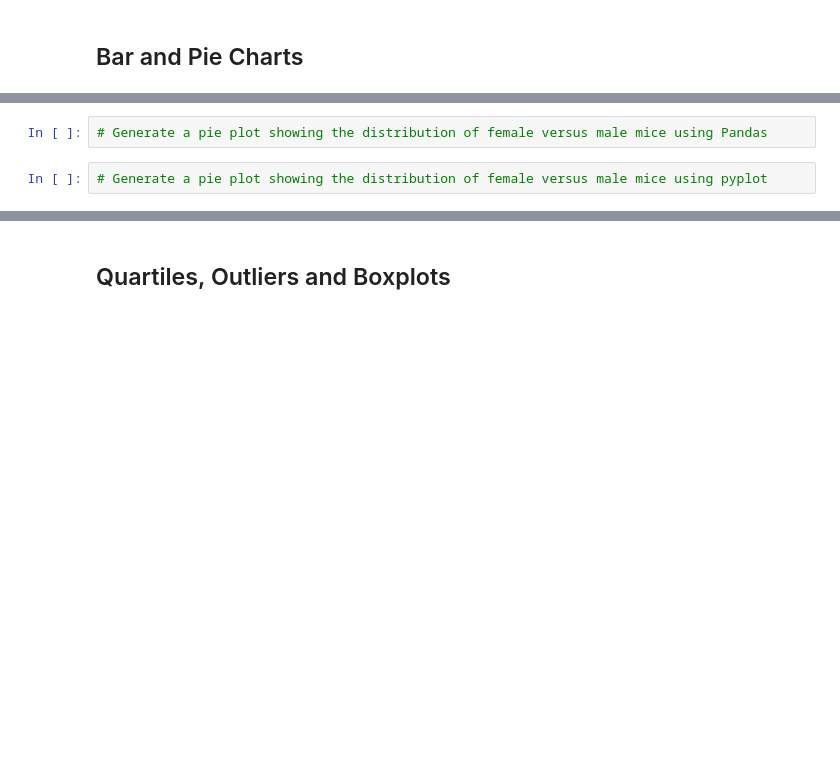
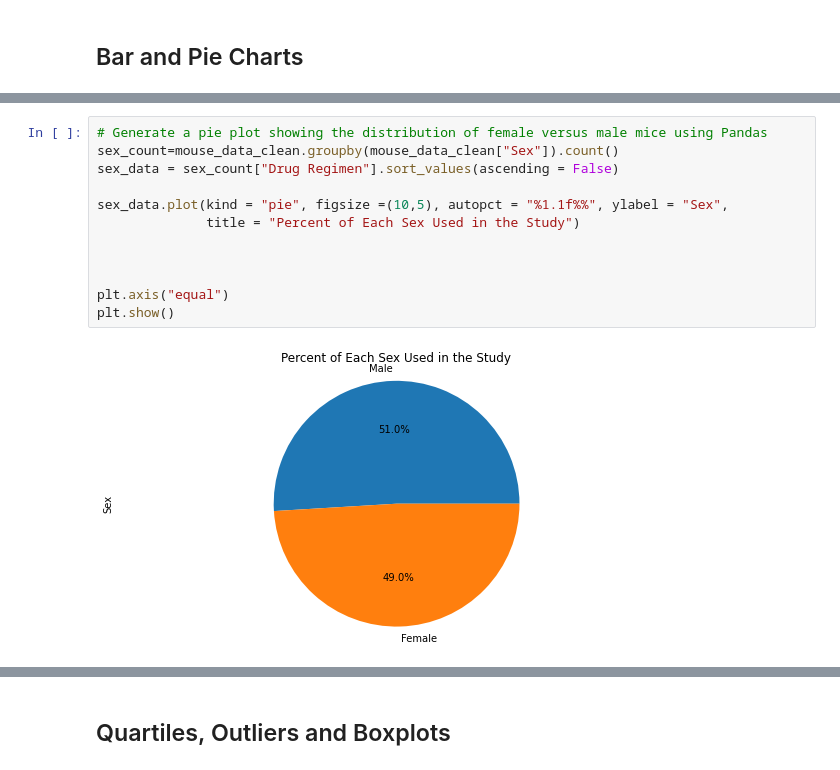
Before and after one commit to 17sarahstoffel/Capomulin-study, a Jupyter notebook: pymaceuticals_starter.ipynb, the cells around one changed output, grey strips where cells are left out. Drawn from its saved outputs; the diff is of its cells as text; blank space fills up the shorter version.

```diff
--- a/pymaceuticals_starter.ipynb
+++ b/pymaceuticals_starter.ipynb
@@ -187,5 +174,15 @@ plt.tight_layout()
 <Figure size 432x288 with 0 Axes>
-# %%
-# Generate a pie plot showing the distribution of female versus male mice using Pandas
-# %%
-# Generate a pie plot showing the distribution of female versus male mice using pyplot
+# %%
+# Generate a pie plot showing the distribution of female versus male mice using Pandas
+sex_count=mouse_data_clean.groupby(mouse_data_clean["Sex"]).count()
+sex_data = sex_count["Drug Regimen"].sort_values(ascending = False)
+
+sex_data.plot(kind = "pie", figsize =(10,5), autopct = "%1.1f%%", ylabel = "Sex",
+              title = "Percent of Each Sex Used in the Study")
+
+
+
+plt.axis("equal")
+plt.show()
+# %% [output]
+[figure, added]
```
Also changed, not shown: parts of 7 cells of this notebook.
